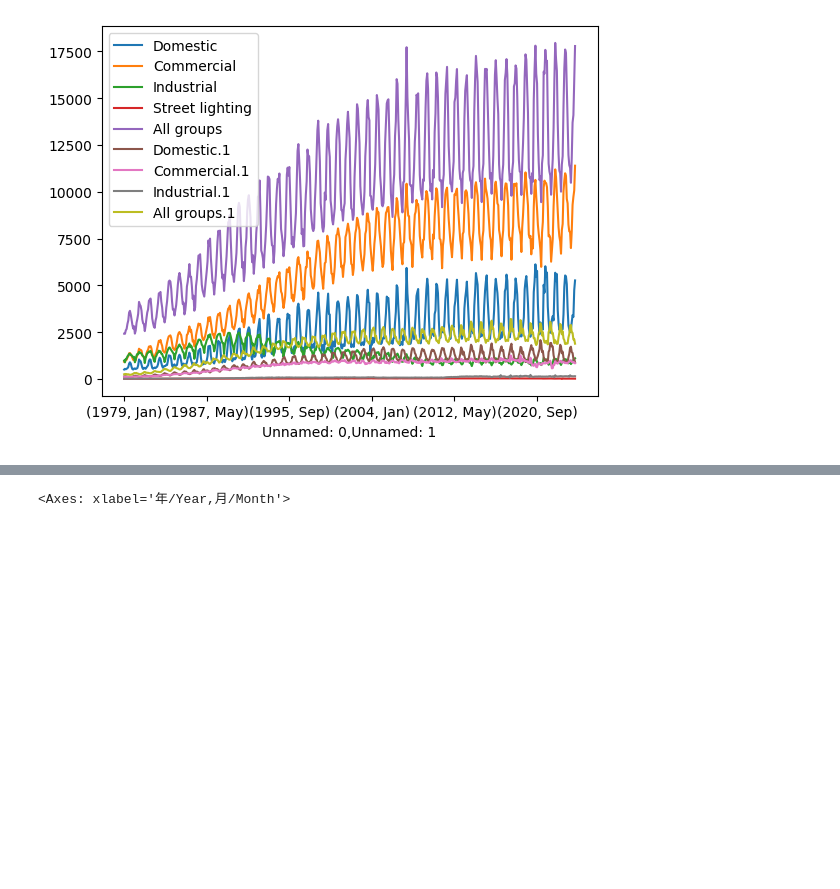
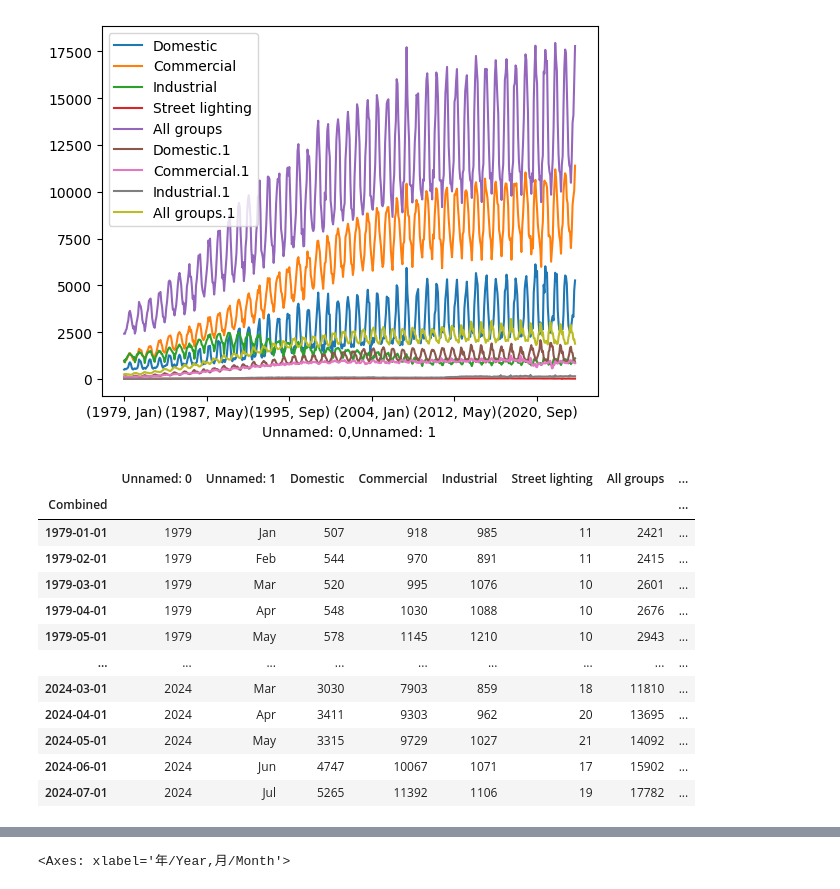
Before and after one commit to lilyleungch/erbscope99, a Jupyter notebook: data_cleansing/data_cleansing.ipynb, the cells around one changed output, grey strips where cells are left out. Drawn from its saved outputs; the diff is of its cells as text; code cells hidden in the pictures; blank space fills up the shorter version.

```diff
--- a/data_cleansing/data_cleansing.ipynb
+++ b/data_cleansing/data_cleansing.ipynb
@@ -14,7 +14,21 @@ electric2.plot()
 [figure]
 # %%
 electric.head(3)
-electric['Combined'] = electric['Unnamed: 0'].astype(str) +'-' + electric['Unnamed: 1'] +'-28'
-electric.set_index('Combined')
-pd.to_datetime(electric.index)
+electric['Combined'] = electric['Unnamed: 0'].astype(str) +'-' + electric['Unnamed: 1']
+electric.index = electric['Combined']
+electric.index=pd.to_datetime(electric.index, format = '%Y-%b')
+electric
 # %% [output]
+|  | Unnamed: 0 | Unnamed: 1 | Domestic | Commercial | Industrial | Street lighting | All groups | ... |
+| Combined |  |  |  |  |  |  |  | ... |
+| 1979-01-01 | 1979 | Jan | 507 | 918 | 985 | 11 | 2421 | ... |
+| 1979-02-01 | 1979 | Feb | 544 | 970 | 891 | 11 | 2415 | ... |
+| 1979-03-01 | 1979 | Mar | 520 | 995 | 1076 | 10 | 2601 | ... |
+| 1979-04-01 | 1979 | Apr | 548 | 1030 | 1088 | 10 | 2676 | ... |
+| 1979-05-01 | 1979 | May | 578 | 1145 | 1210 | 10 | 2943 | ... |
+| ... | ... | ... | ... | ... | ... | ... | ... | ... |
+| 2024-03-01 | 2024 | Mar | 3030 | 7903 | 859 | 18 | 11810 | ... |
+| 2024-04-01 | 2024 | Apr | 3411 | 9303 | 962 | 20 | 13695 | ... |
+| 2024-05-01 | 2024 | May | 3315 | 9729 | 1027 | 21 | 14092 | ... |
+| 2024-06-01 | 2024 | Jun | 4747 | 10067 | 1071 | 17 | 15902 | ... |
+| 2024-07-01 | 2024 | Jul | 5265 | 11392 | 1106 | 19 | 17782 | ... |
```
Also changed, not shown: parts of 5 cells of this notebook.
